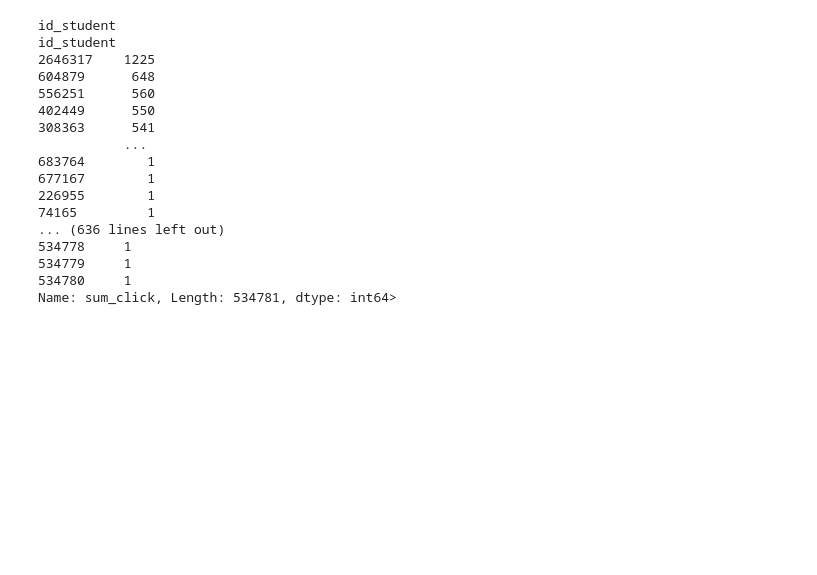
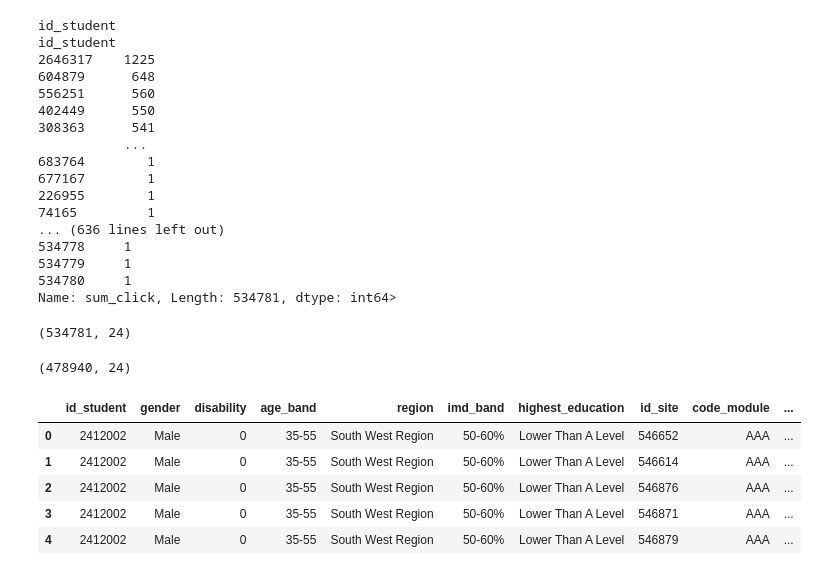
Before and after one commit to jpjavier23/springboard_eda_project, a Jupyter notebook: eda_stage_capstone_2.ipynb, the cells around one changed output. Saved outputs shown, nothing was run; the diff lists cells and outputs as text; code cells hidden in the pictures; blank space fills up the shorter version.

```diff
--- a/eda_stage_capstone_2.ipynb
+++ b/eda_stage_capstone_2.ipynb
@@ -17,0 +1,20 @@ import graphviz
+# %%
+import pandas as pd
+pd.options.display.max_columns = None
+import numpy as np
+import matplotlib.pyplot as plt
+import seaborn as sns
+
+from sklearn.ensemble import RandomForestClassifier
+from sklearn.metrics import accuracy_score, confusion_matrix, precision_score, recall_score, ConfusionMatrixDisplay, classification_report
+from sklearn.model_selection import RandomizedSearchCV, train_test_split
+from sklearn.preprocessing import OneHotEncoder
+from sklearn.linear_model import LogisticRegression
+from scipy import stats
+from scipy import optimize
+from scipy import spatial
+import random
+
+from sklearn.tree import export_graphviz
+from IPython.display import Image
+import graphviz
@@ -161,0 +169,19 @@ def mse(pred, obs):
+# %%
+eda_df.shape
+# %% [output]
+(534781, 24)
+# %%
+df_dup_drop = eda_df.drop_duplicates()
+df_dup_drop = df_dup_drop.reset_index(drop = True)
+df_dup_drop.shape
+# %% [output]
+(478940, 24)
+# %%
+df_dup_drop.head()
+# %% [output]
+|  | id_student | gender | disability | age_band | region | imd_band | highest_education | id_site | code_module | ... |
+| 0 | 2412002 | Male | 0 | 35-55 | South West Region | 50-60% | Lower Than A Level | 546652 | AAA | ... |
+| 1 | 2412002 | Male | 0 | 35-55 | South West Region | 50-60% | Lower Than A Level | 546614 | AAA | ... |
+| 2 | 2412002 | Male | 0 | 35-55 | South West Region | 50-60% | Lower Than A Level | 546876 | AAA | ... |
+| 3 | 2412002 | Male | 0 | 35-55 | South West Region | 50-60% | Lower Than A Level | 546871 | AAA | ... |
+| 4 | 2412002 | Male | 0 | 35-55 | South West Region | 50-60% | Lower Than A Level | 546879 | AAA | ... |
```
Also changed, not shown: parts of 36 cells of this notebook, 1 other file.
